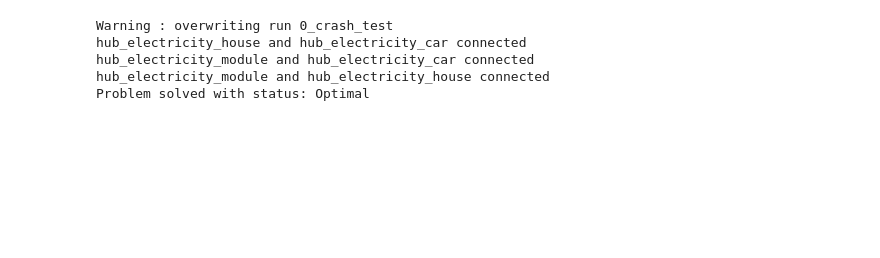
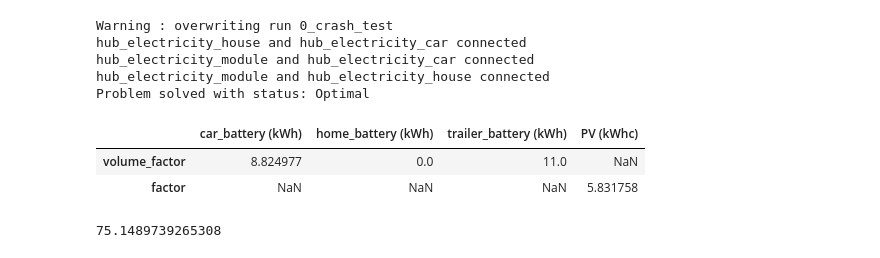
Before and after one commit to hortense-ronzani/EnerPyFlow, a Jupyter notebook: workflow_light.ipynb, the cells around one changed output. Drawn from its saved outputs; the diff is of its cells as text; code cells hidden in the pictures; blank space fills up the shorter version.

```diff
--- a/workflow_light.ipynb
+++ b/workflow_light.ipynb
@@ -22,6 +22,19 @@ hub_electricity_house and hub_electricity_car connected
 hub_electricity_module and hub_electricity_car connected
 hub_electricity_module and hub_electricity_house connected
 Problem solved with status: Optimal
+# %%
+H.get_design(components=['car_battery', 'home_battery', 'trailer_battery', 'PV'],
+             factors=['volume_factor', 'volume_factor', 'volume_factor', 'factor'],
+
+             units=['kWh', 'kWh', 'kWh', 'kWhc'])
+# %% [output]
+|  | car_battery (kWh) | home_battery (kWh) | trailer_battery (kWh) | PV (kWhc) |
+| volume_factor | 8.824977 | 0.0 | 11.0 | NaN |
+| factor | NaN | NaN | NaN | 5.831758 |
+# %%
+H.objective_value
+# %% [output]
+75.1489739265308
 # %%
 H.plot_hubs(co=True, env1='house', env2='car', price=('data_sample.csv//Electricity_price (euros/MWh)', 'hourly', 'Electricity price (€/MWh)'))
 # %% [output]
```
Also changed, not shown: parts of 8 cells of this notebook, 4 other files.
